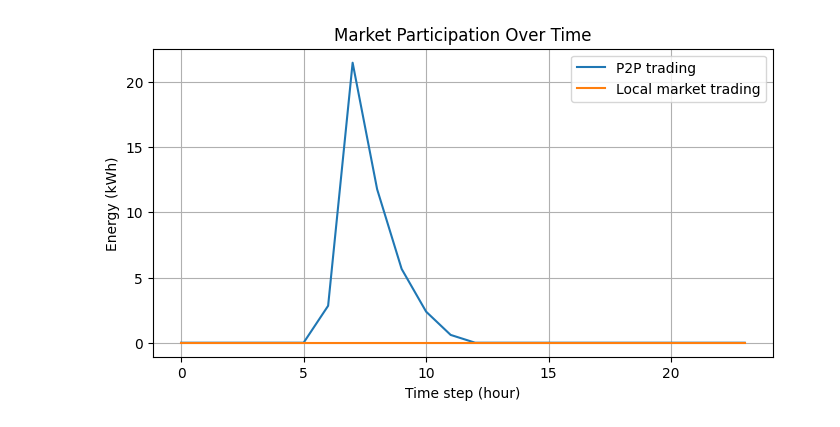
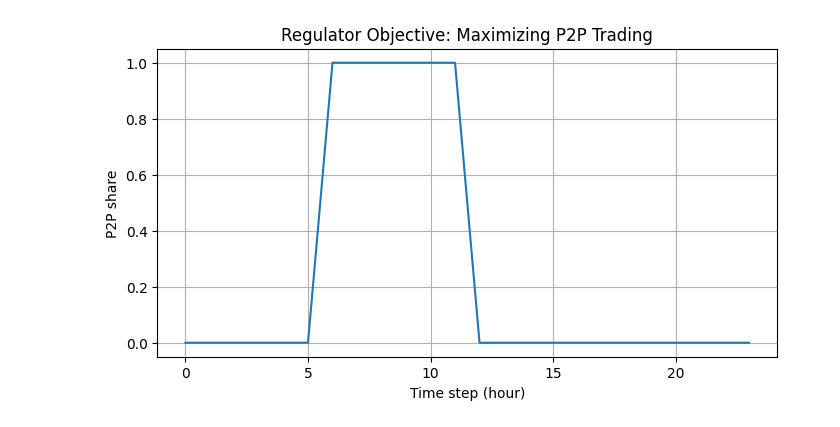
Before and after one commit to thatsnegar/Prosumer_Consumer, a Jupyter notebook: Simulation.ipynb, the cells around one changed output. Cells and saved outputs as stored; diff of their text form; code cells hidden in the pictures.

```diff
--- a/Simulation.ipynb
+++ b/Simulation.ipynb
@@ -11,7 +12,7 @@ from Regulator import Regulator
 from BlockChain import Blockchain
 # %%
 def run_simulation(
-    num_prosumers: int = 100,
+    num_prosumers: int = 200,
     num_steps: int = 24,
     block_chain_difficulty: int = 3
 ) -> Dict:
@@ -91,7 +92,7 @@ def run_simulation(
 
         for tr in p2p_trades:
             s, b = tr["seller"], tr["buyer"]
-            q, pr = tr["quantity_kwh"], tr["price"]
+            q, pr = tr["quantity"], tr["price"]
 
             prosumers[s].apply_trade_result("seller", q, pr)
             prosumers[b].apply_trade_result("buyer", q, pr)
@@ -151,7 +152,7 @@ def run_simulation(
 
 
         # ---- Regulator ----
-        obj_value = regulator.evaluate_objectives(stats_t)
+        obj_value = regulator.evaluate_objective(stats_t)
         history["objective_value"].append(obj_value)
         regulator.apply_rules(prosumers)
 
@@ -224,12 +257,10 @@ plt.show()
 # %%
 plt.figure(figsize=(8,4))
-plt.plot(history["p2p_energy"], label="P2P trading")
-plt.plot(history["local_energy"], label="Local market trading")
+plt.plot(history["p2p_share"])
 plt.xlabel("Time step (hour)")
-plt.ylabel("Energy (kWh)")
-plt.title("Market Participation Over Time")
-plt.legend()
+plt.ylabel("P2P share")
+plt.title("Regulator Objective: Maximizing P2P Trading")
 plt.grid(True)
 plt.show()
 # %% [output]
-[figure, old version]
+[figure, new version]
```
Also changed, not shown: parts of 19 cells of this notebook, 3 other files.
